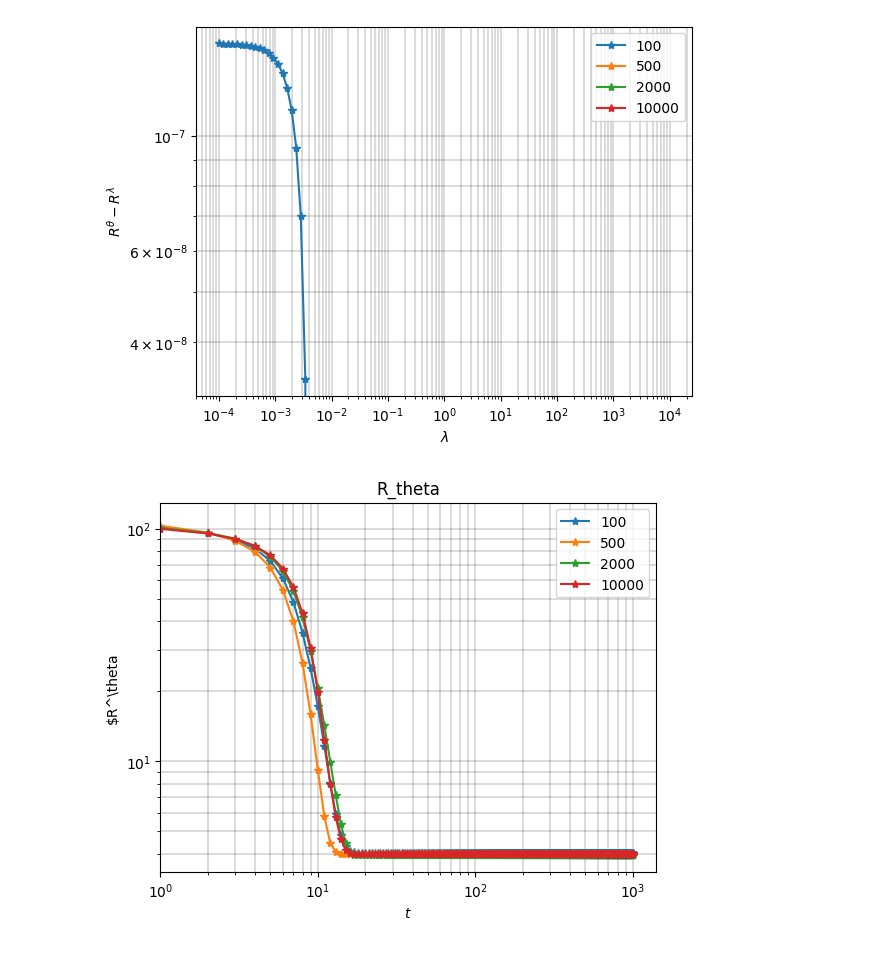
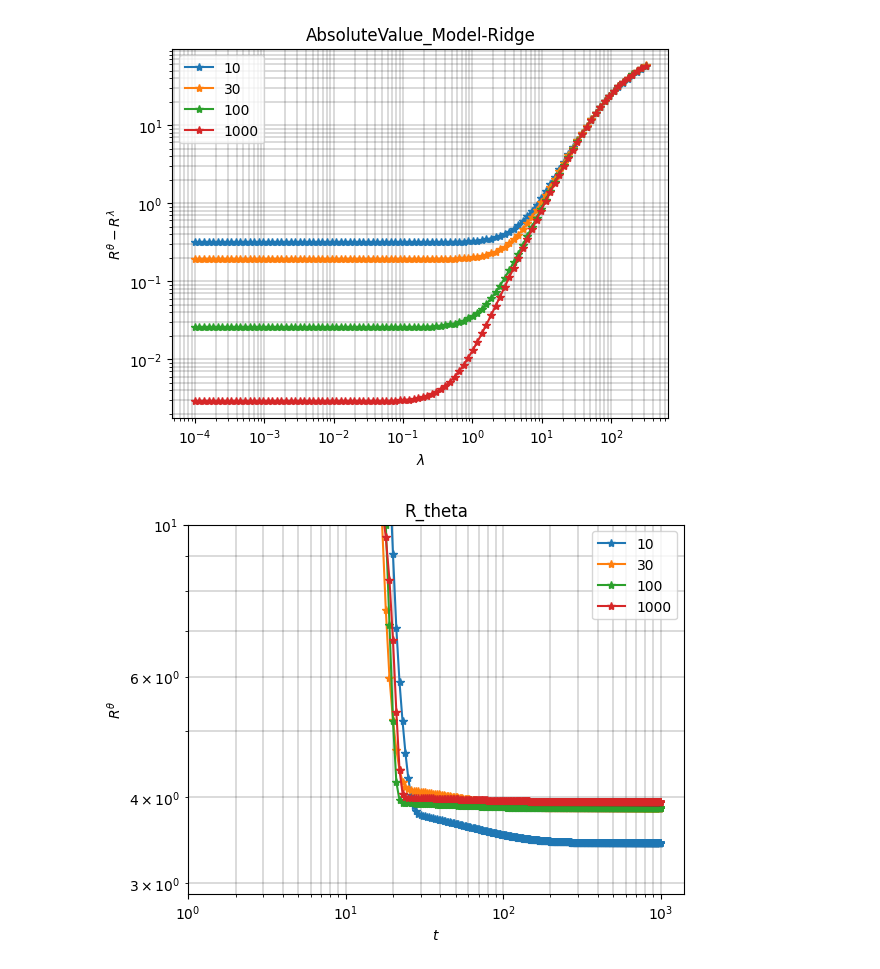
Before and after one commit to tribulle/Implicit_Regularization_SGD, a Jupyter notebook: Common_Tests.ipynb, the cells around one changed output. Cells and saved outputs as stored; diff of their text form; code cells hidden in the pictures.

```diff
--- a/Common_Tests.ipynb
+++ b/Common_Tests.ipynb
@@ -58,24 +50,27 @@ def Test_Ndata_vs_Lamnbda(nb_avg=10, p=100,depth=1, intern_dim= 10, epochs = 200
                                          intern_dim=intern_dim,
                                          output_dim=1,
                                          depth=depth,
-                                         isBiased = False)
+                                         isBiased = True)
             error,e = train(model, torch.from_numpy(A).to(torch.float32), torch.from_numpy(b).to(torch.float32), untilConv = untilConv, save = False, epochs = epochs)
             modelErrorArray[f,i] = error
             errorArray[f,i] = [model.depth,error[e]]
 
-            MvsR_ErrorArray[f,i] = (errorArray[f,i,1] - ridgeErrorArray[:,1])
+            MvsR_ErrorArray[f,i] = (-errorArray[f,i,1] + ridgeErrorArray[:,1])
 
     mean_errorArray = np.mean(MvsR_ErrorArray, axis=0)
     mean_modelErrorArray = np.mean(modelErrorArray, axis=0)
-
-    #plot_MvsR_overLambda(mean_errorArray, ridgeErrorArray)
-    plot_MultiGraph(mean_errorArray,LambdaArray,NDataArray)
-    plot_M_overStep(mean_modelErrorArray,NDataArray)
+    return mean_errorArray, mean_modelErrorArray
 # %%
 %run utils.py
 %run Plot_lib.ipynb
+LambdaArray = np.logspace(-4,2.5,100)
+NDataArray = np.array([10,30,100,1000])
 
-Test_Ndata_vs_Lamnbda(epochs = 1000, depth =1,NDataArray = np.array([100,500,2000,10000]), LambdaArray = np.logspace(-4,4,100))
+mean_errorArray, mean_modelErrorArray = Test_Ndata_vs_Lamnbda(nb_avg=10,epochs = 1000, depth =2,NDataArray = NDataArray, LambdaArray = LambdaArray)
+#Test_Depth_vs_Lamnbda(nb_avg=10, epochs = 1000, n =10000,depthArray = np.array([-1,0,1,4,5,6,7,8]), LambdaArray = np.logspace(-4,4,100))
+
+plot_MultiGraph(mean_errorArray,LambdaArray,NDataArray, title = "AbsoluteValue_Model-Ridge")
+plot_M_overStep(mean_modelErrorArray,NDataArray)
 # %% [output]
-[figure, old version]
+[figure, new version]
-[figure, old version]
+[figure, new version]
```
Also changed, not shown: parts of 2 cells of this notebook, 7 other files.
